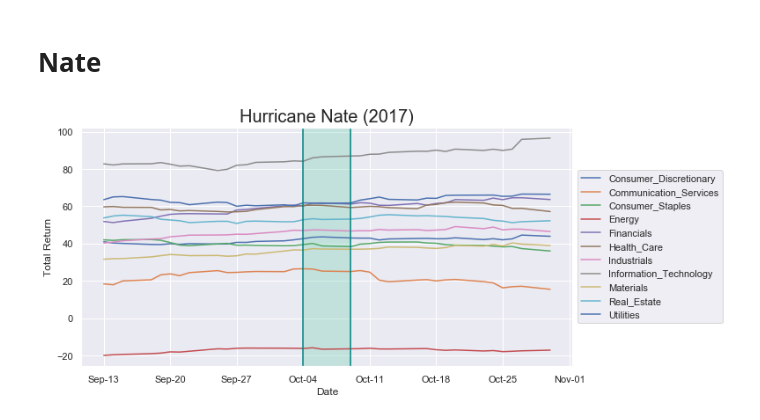
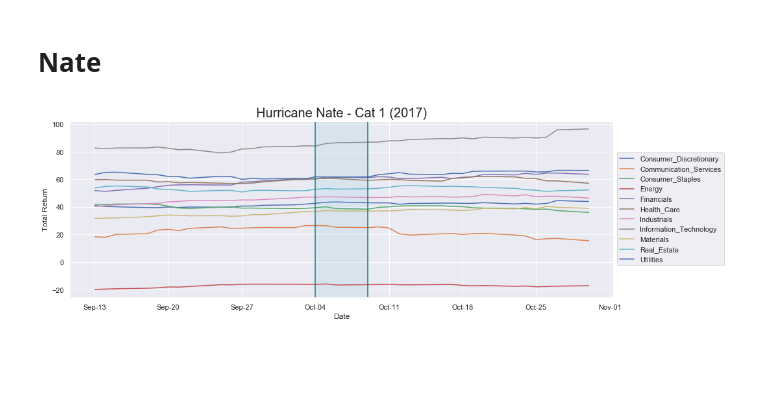
Before and after one commit to nancyculley/Little_Data_Project_1, a Jupyter notebook: Ashley_Project_1.ipynb, the cells around one changed output. Cells and saved outputs as stored; diff of their text form; code cells hidden in the pictures; blank space fills up the shorter version.

```diff
--- a/Ashley_Project_1.ipynb
+++ b/Ashley_Project_1.ipynb
@@ -255,27 +255,27 @@ hurricane_nate = sp1500_2017[(sp1500_2017['Date']>= x_min)& (sp1500_2017['Date']
 # %%
 # Plot 11 sectors
 fig = plt.figure()
 ax = plt.axes()
 for x in range(1, 12):
     plt.plot(hurricane_nate['Date'], hurricane_nate.iloc[:,x])
 
 
 # Shade area representing Hurricane Irma
 x_Fmt = DateFormatter("%b-%d")
 plt.axvline(start_date, color='teal')
 plt.axvline(end_date, color='teal')
 
 ax.xaxis.set_major_formatter(x_Fmt)
-ax.axvspan(start_date, end_date, alpha=0.3, color='mediumaquamarine')
+ax.axvspan(start_date, end_date, alpha=0.3, color='lightblue')
 
 plt.ylabel('Total Return')
 plt.xlabel('Date')
-plt.title('Hurricane Nate (2017)', fontsize = 20)
+plt.title('Hurricane Nate - Cat 1 (2017)', fontsize = 20)
 plt.legend(loc='center left', bbox_to_anchor=(1.0, 0.5))
 plt.rcParams["figure.figsize"] = (15,5)
 
 #Finesse
 sns.set()
 plt.show()
 # %% [output]
-[figure, old version]
+[figure, new version]
```
Also changed, not shown: parts of 2 cells of this notebook.
